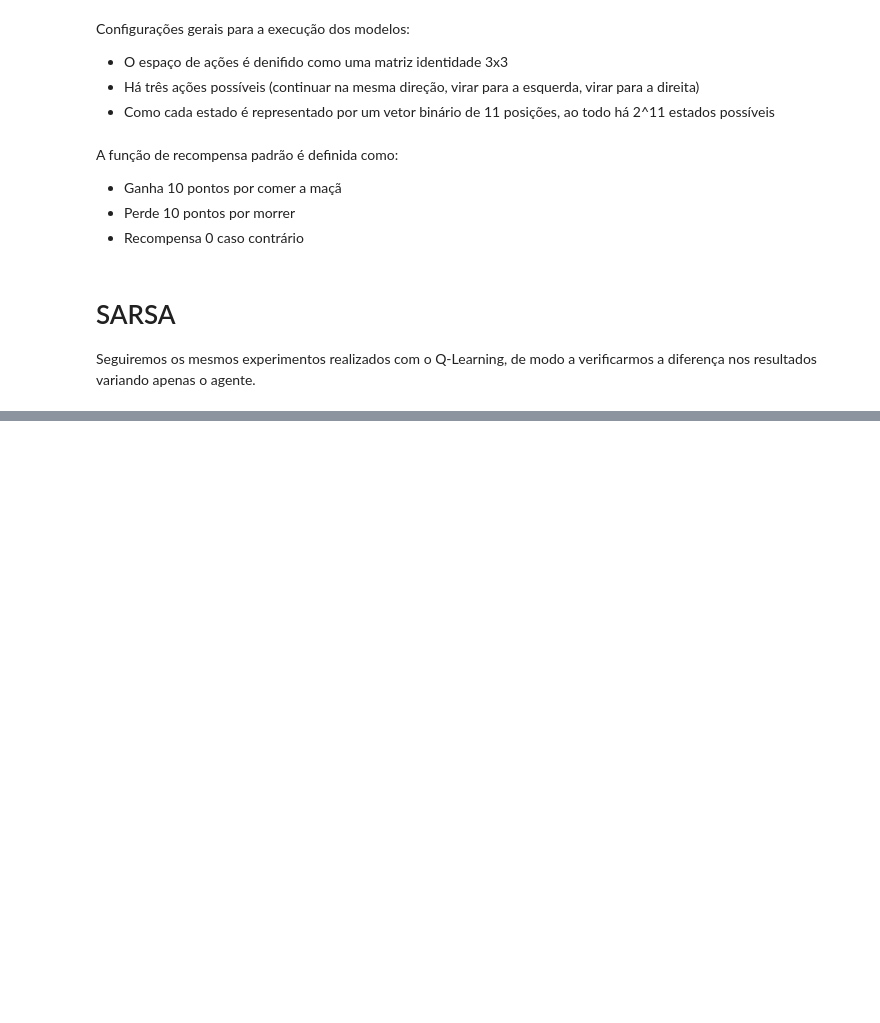
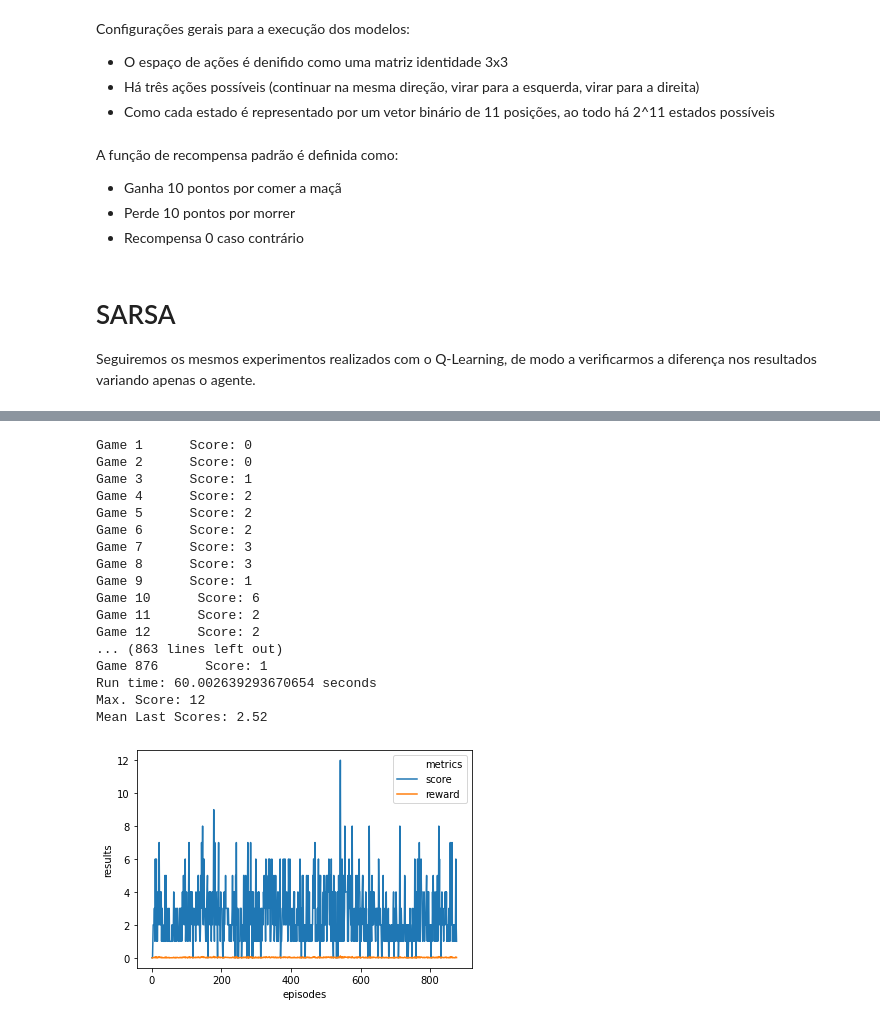
Before and after one commit to AnaClaraZoppiSerpa/snake, a Jupyter notebook: SARSA_lambdaLFA.ipynb, the cells around one changed output, grey strips where cells are left out. Drawn from its saved outputs; the diff is of its cells as text; code cells hidden in the pictures; blank space fills up the shorter version.

Commit message:
Running sarsa lambda lfa

```diff
--- a/SARSA_lambdaLFA.ipynb
+++ b/SARSA_lambdaLFA.ipynb
@@ -254,17 +179,15 @@ self.E[prev_state, prev_action] = self.gamma * self.lambda_value * self.E[s, a];
 # %%
-N0 = 1
-gamma = 0.99
+def run_experiment(n, g, l):
+    # define agent
+    sarsaAgent = SARSALambdaAgentLFA(n, g, NUM_STATES, NUM_ACTIONS, ACTION_SPACE)
+    sarsaAgent.lambda_value = l
 
-# define agent
-sarsaAgent = SARSALambdaAgent(N0, gamma, NUM_STATES, NUM_ACTIONS, ACTION_SPACE)
-sarsaAgent.lambda_value = 0.2
+    start = time.time()
+    metrics = run_sarsa(sarsaAgent, reward_function=default_reward, episodes=1000, speed=0, display=False)
+    end = time.time()
 
-start = time.time()
-metrics = run_sarsa(sarsaAgent, reward_function=default_reward, episodes=1000, speed=0, display=False)
-end = time.time()
+    plot_metrics(metrics, filepath=f'SarsaLambda_LFA_{N0}_{gamma}_{str(Lambda).replace(".","")}.png')
 
-plot_metrics(metrics, filepath=None)
-
-print('Run time:', (end-start), 'seconds')
-print('Max. Score:', max(metrics['scores']))
-print('Mean Last Scores:', np.mean(metrics['scores'][-50:]))
+    print('Run time:', (end-start), 'seconds')
+    print('Max. Score:', max(metrics['scores']))
+    print('Mean Last Scores:', np.mean(metrics['scores'][-50:]))
@@ -526,0 +194,24 @@ Mean Last Scores: 0.0
+# %%
+N0 = 1
+gamma = 1
+Lambda = 0
+run_experiment(N0, gamma, Lambda)
+# %% [output]
+Game 1      Score: 0
+Game 2      Score: 0
+Game 3      Score: 1
+Game 4      Score: 2
+Game 5      Score: 2
+Game 6      Score: 2
+Game 7      Score: 3
+Game 8      Score: 3
+Game 9      Score: 1
+Game 10      Score: 6
+Game 11      Score: 2
+Game 12      Score: 2
+... (863 lines left out)
+Game 876      Score: 1
+Run time: 60.002639293670654 seconds
+Max. Score: 12
+Mean Last Scores: 2.52
+[figure, added]
```
Also changed, not shown: parts of 25 cells of this notebook, 16 other files.
